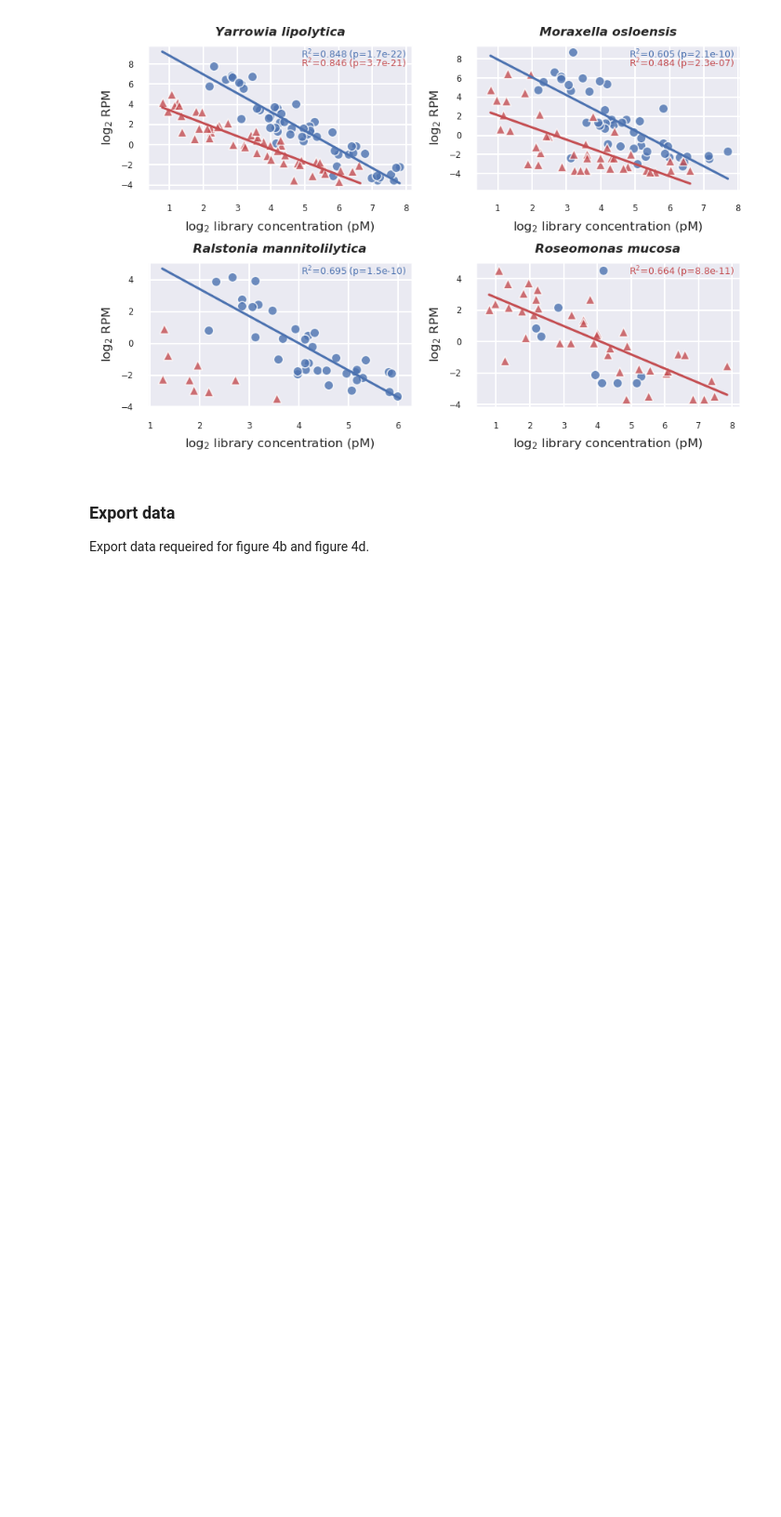
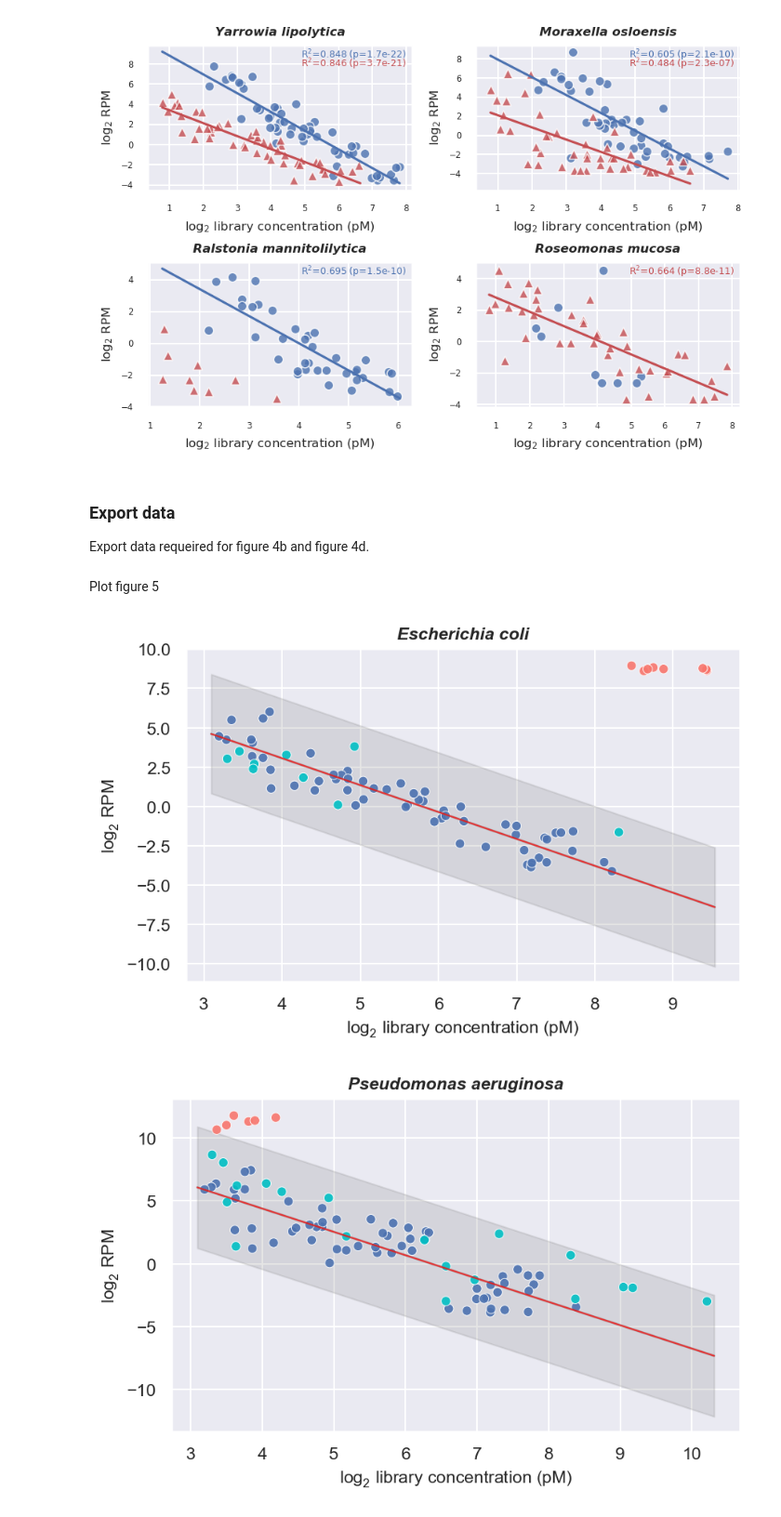
Before and after one commit to bioinfo-matridx/BECLEAN, a Jupyter notebook: BECLEAN/BECLEAN_analysis.ipynb, the cells around one changed output. Shown at 93% size. Cells and saved outputs as stored; diff of their text form; code cells hidden in the pictures; blank space fills up the shorter version.

```diff
--- a/BECLEAN/BECLEAN_analysis.ipynb
+++ b/BECLEAN/BECLEAN_analysis.ipynb
@@ -632,3 +705,49 @@ taxid_name_df = pd.DataFrame.from_dict({'taxid': list(scientific_names.keys()),
 export_data_df = pd.merge(taxid_name_df, frequence_df, how='right', on='taxid').sort_values(by=['labA_automated_frequence', 'taxid'],
                                                                                            ascending=False)
 export_data_df.to_excel(os.path.join(WORK_DIR, 'training_set', 'frequence_lab_method.xlsx'), index=None)
+# %% [markdown]
+Plot figure 5
+# %%
+def plot_spiked_csf(model_df, model_result_df, result_df):
+    result_df['label'] = result_df.sample_name.map(lambda x: 'pos' if x.split('-')[0] in ['mos', 'pae', 'high'] else 'neg')
+    taxid_lable_map = {562: 'eco', 287: 'pae', 34062: 'mos'}
+    for i, taxid in enumerate(taxid_lable_map.keys()):
+        row = model_df[model_df.taxid == taxid].iloc[0]
+        fig, ax = plt.subplots()
+        model_res = model_result_df[model_result_df.taxid == taxid]
+        model_res = model_res[model_res.log_con <= row.cutoff]
+        model_res['label'] = 'model'
+        res = result_df[(result_df.taxid == taxid) &
+                        ((result_df.sample_name).str.contains(taxid_lable_map[taxid]) | (result_df.label == 'neg'))]
+        xlim = min(res['log_con'].min(), model_res['log_con'].min()) - 0.1, max(
+            res['log_con'].max(), model_res['log_con'].max()) + 0.1
+        line_z = pd.DataFrame.from_records([{'log_con': x,
+                                           'log_rpm': row['intercept'] + row['slope'] * x + z * row['sd']}
+                                            for x in xlim for z in (-3, 3)])
+        seaborn.lineplot(x='log_con', y='log_rpm', data=line_z, ax=ax, color='grey', alpha=0.5)
+        line = pd.DataFrame.from_records([{'log_con': x,
+                                           'log_rpm': row['intercept'] + row['slope'] * x} for x in xlim])
+        seaborn.lineplot(x='log_con', y='log_rpm', data=line, ax=ax, color='red', linewidth=1, alpha=0.7)
+        seaborn.scatterplot(data=pd.concat([model_res, res], axis=0),
+                        x='log_con', y='log_rpm',  ax=ax, hue='label', alpha=0.9,
+                        hue_order=['model', 'pos', 'neg'], palette=['#4c72b0', '#F8766D', '#00BFC4'])
+        atext = f'$R^2={round(math.pow(row["rvalue"], 2), 3)}$\np={row["pvalue"]:.1e}'
+        ax.set_title(row['name'], fontweight='bold', style='italic', fontsize=11)
+        ax.set_xlabel(r'$log_2$ library concentration (pM)', fontsize=11)
+        ax.set_ylabel(r'$log_2$ RPM', fontsize=11)
+        ax.legend().remove()
+        fig.tight_layout()
+        plt.show()
+        plt.close()
+# %%
+labC_model_sep_df = pd.read_excel(os.path.join(WORK_DIR, 'spiked_csf_samples', 'labC_model_sep.xlsx'))
+labC_training_set_data_df = pd.read_excel(os.path.join(WORK_DIR, 'spiked_csf_samples', 'labC_training_set_data.xlsx'))
+spiked_csf_meta = pd.read_csv(os.path.join(WORK_DIR, 'spiked_csf_samples', 'decontam', 'decontam_meta.csv'))
+spiked_csf_data_df = pd.read_excel(os.path.join(WORK_DIR, 'spiked_csf_samples', 'labC_spiked_csf_data.xlsx'))
+spiked_csf_data_df = pd.merge(spiked_csf_data_df, spiked_csf_meta, how='right', on='sample_name')
+spiked_csf_data_df['log_con'] = spiked_csf_data_df.library_concentration.map(math.log2)
+spiked_csf_data_df['log_rpm'] = spiked_csf_data_df.rpm.map(math.log2)
+plot_spiked_csf(labC_model_sep_df[labC_model_sep_df.run == 'all'], labC_training_set_data_df, spiked_csf_data_df)
+# %% [output]
+[figure, added]
+[figure, added]
```
Also changed, not shown: parts of 15 cells of this notebook, 14 other files.
